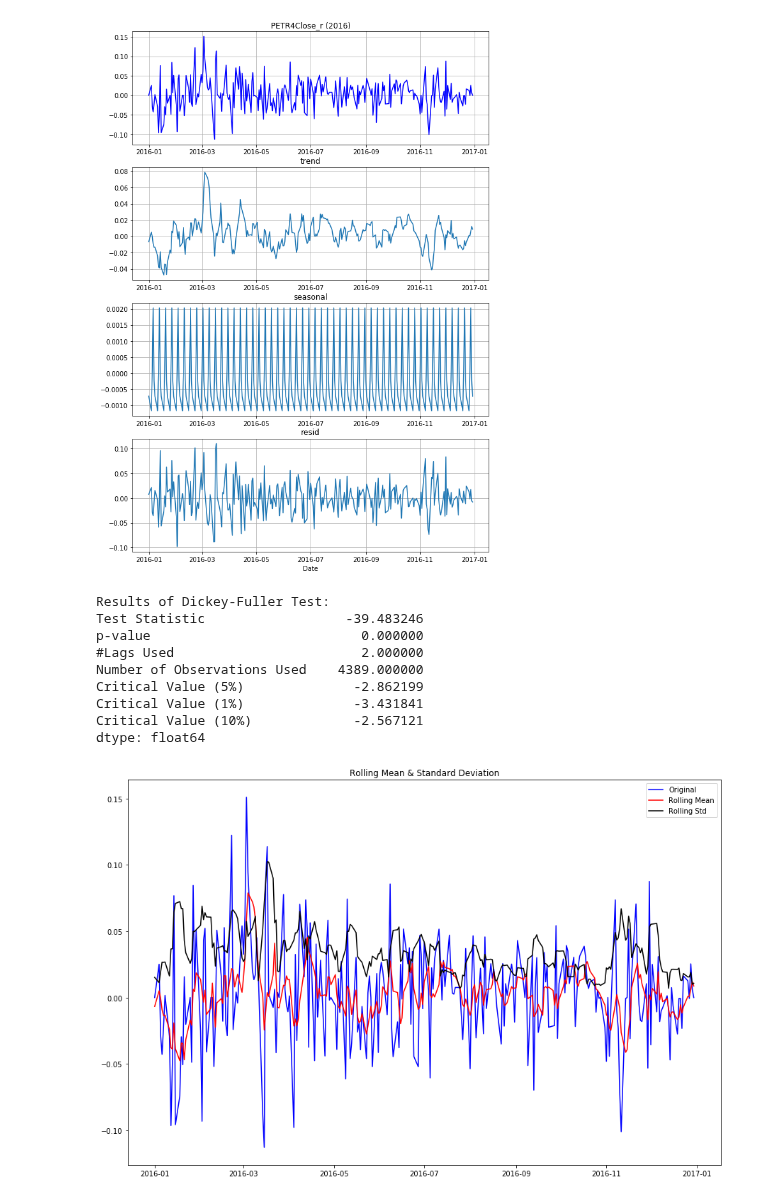
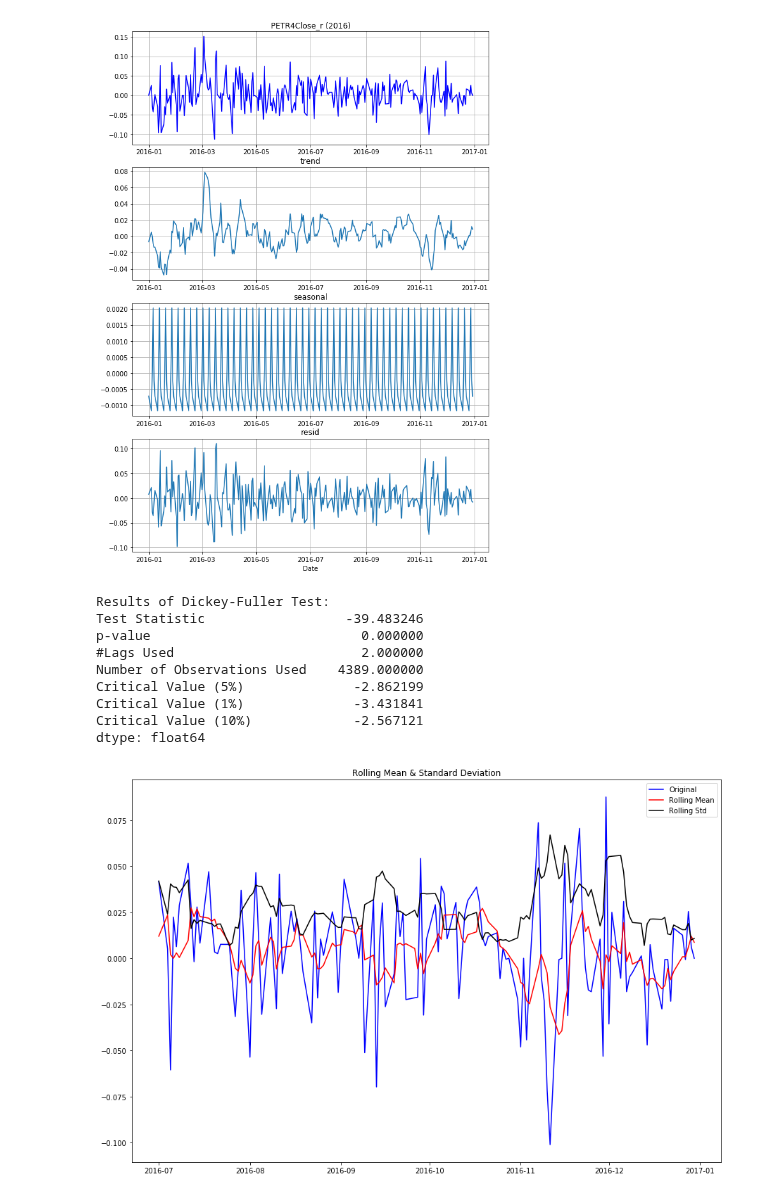
Before and after one commit to danilofrp/neural-stocks, a Jupyter notebook: notebooks/PreProcessing.ipynb, the cells around one changed output. Cells and saved outputs as stored; diff of their text form; code cells hidden in the pictures.

```diff
--- a/notebooks/PreProcessing.ipynb
+++ b/notebooks/PreProcessing.ipynb
@@ -38,7 +38,7 @@ def acquireData(path, assetType, asset, samplingFrequency, replicateForHolidays
 
     df['Close_r'] = np.log(df.Close/df.Close.shift(1))
 
-    return df
+    return df.drop(df.index[0])
 # %%
 def plot_returnSeries(df, asset, initialPlotDate = '', finalPlotDate = ''):
     initialPlotDate = initialPlotDate if initialPlotDate else df.index[0]
@@ -156,15 +177,15 @@ plot_seasonalDecompose(df, asset, 'Close_r', initialPlotDate='2016', finalPlotDa
 [figure]
 # %%
 %matplotlib inline
-test_stationarity(df['Close_r'][:'2016'], window=5, initialPlotDate='2016', finalPlotDate='2016')
+test_stationarity(df['Close_r'][:'2016'], window=5, initialPlotDate='2016-07', finalPlotDate='2016-12')
 # %% [output]
 Results of Dickey-Fuller Test:
 Test Statistic                  -39.483246
 p-value                           0.000000
 #Lags Used                        2.000000
 Number of Observations Used    4389.000000
 Critical Value (5%)              -2.862199
 Critical Value (1%)              -3.431841
 Critical Value (10%)             -2.567121
 dtype: float64
-[figure, old version]
+[figure, new version]
```
Also changed, not shown: parts of 3 cells of this notebook, 1 other file.
